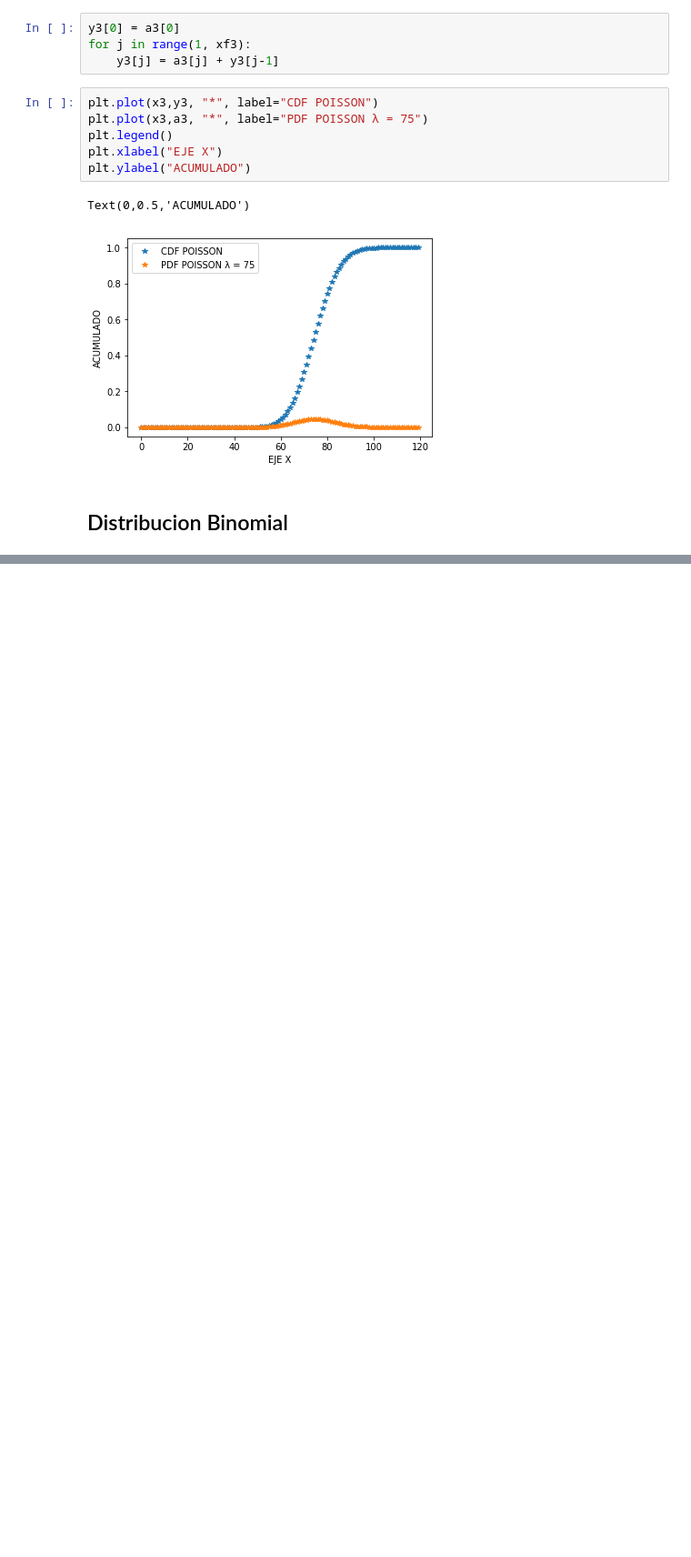
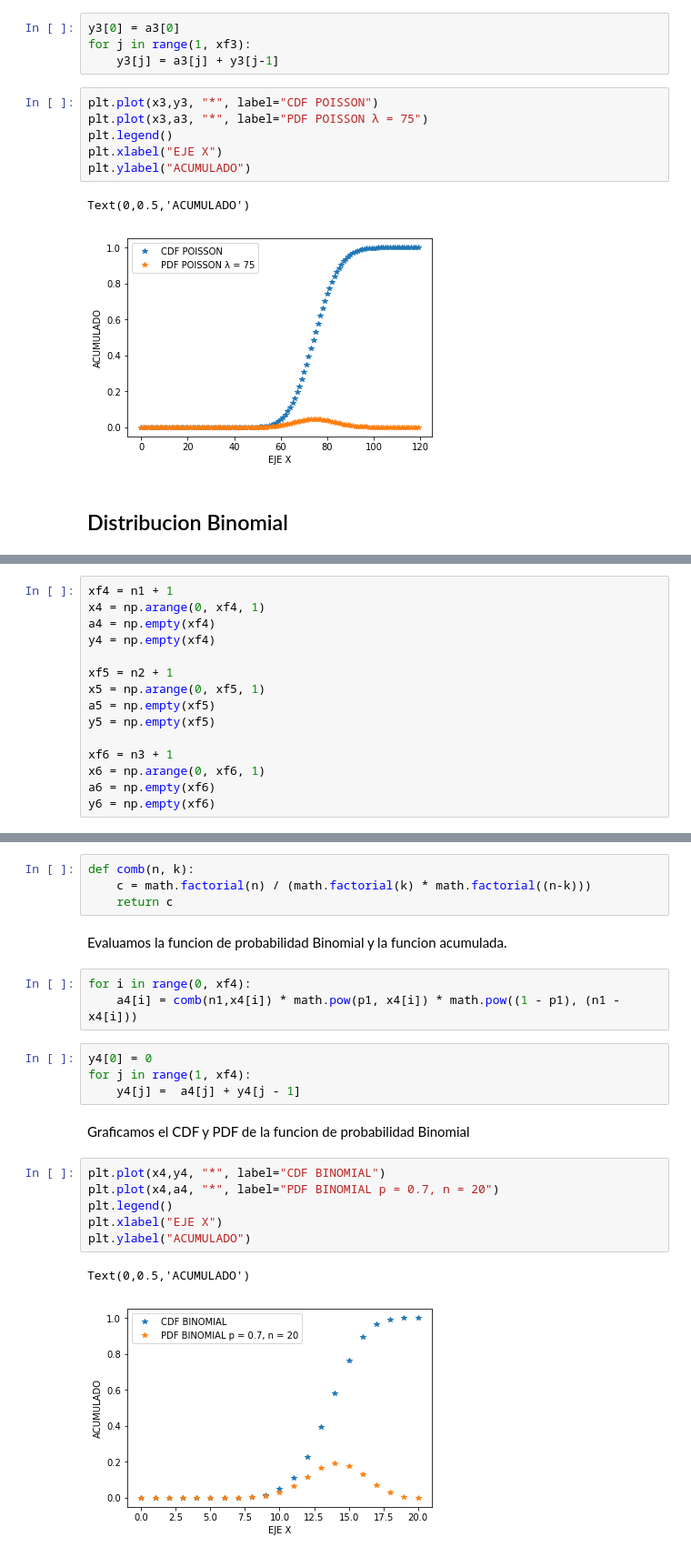
Before and after one commit to LuisEduardoCantero/Data_Science_in_Cosmology, a Jupyter notebook: Semana4/Tarea_Semana4/Ejercicio_distribuciones.ipynb, the cells around one changed output, grey strips where cells are left out. Shown at 91% size. Saved outputs shown, nothing was run; the diff lists cells and outputs as text; blank space fills up the shorter version.

```diff
--- a/Semana4/Tarea_Semana4/Ejercicio_distribuciones.ipynb
+++ b/Semana4/Tarea_Semana4/Ejercicio_distribuciones.ipynb
@@ -296,0 +313,15 @@ Text(0,0.5,'ACUMULADO')
+# %%
+xf4 = n1 + 1
+x4 = np.arange(0, xf4, 1)
+a4 = np.empty(xf4)
+y4 = np.empty(xf4)
+
+xf5 = n2 + 1
+x5 = np.arange(0, xf5, 1)
+a5 = np.empty(xf5)
+y5 = np.empty(xf5)
+
+xf6 = n3 + 1
+x6 = np.arange(0, xf6, 1)
+a6 = np.empty(xf6)
+y6 = np.empty(xf6)
@@ -296,0 +330,24 @@ Text(0,0.5,'ACUMULADO')
+# %%
+def comb(n, k):
+    c = math.factorial(n) / (math.factorial(k) * math.factorial((n-k)))
+    return c
+# %% [markdown]
+Evaluamos la funcion de probabilidad Binomial y la funcion acumulada.
+# %%
+for i in range(0, xf4):
+    a4[i] = comb(n1,x4[i]) * math.pow(p1, x4[i]) * math.pow((1 - p1), (n1 - x4[i]))
+# %%
+y4[0] = 0
+for j in range(1, xf4):
+    y4[j] =  a4[j] + y4[j - 1]
+# %% [markdown]
+Graficamos el CDF y PDF de la funcion de probabilidad Binomial
+# %%
+plt.plot(x4,y4, "*", label="CDF BINOMIAL")
+plt.plot(x4,a4, "*", label="PDF BINOMIAL p = 0.7, n = 20")
+plt.legend()
+plt.xlabel("EJE X")
+plt.ylabel("ACUMULADO")
+# %% [output]
+Text(0,0.5,'ACUMULADO')
+[figure, added]
```
Also changed, not shown: parts of 162 cells of this notebook.
